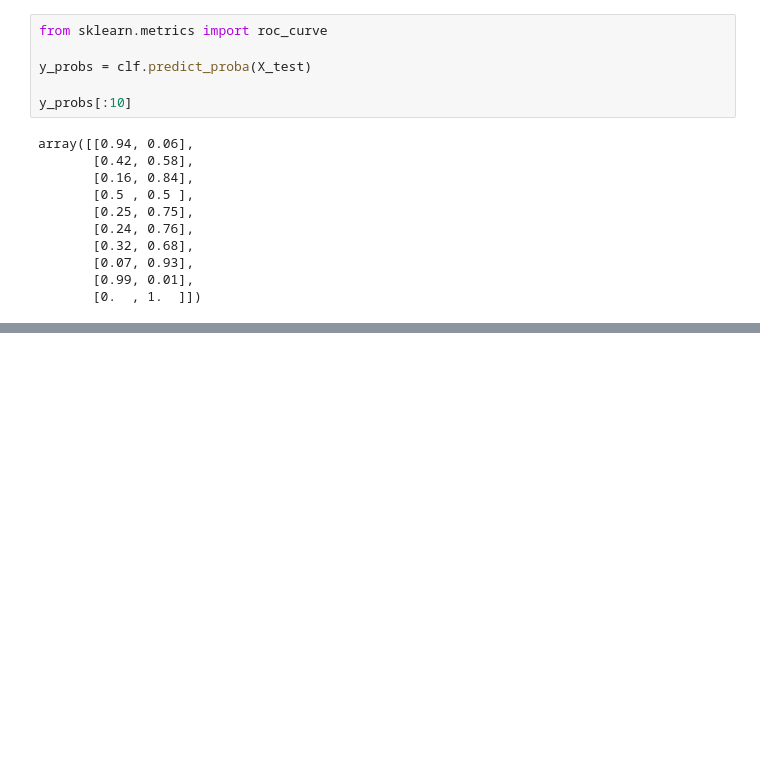
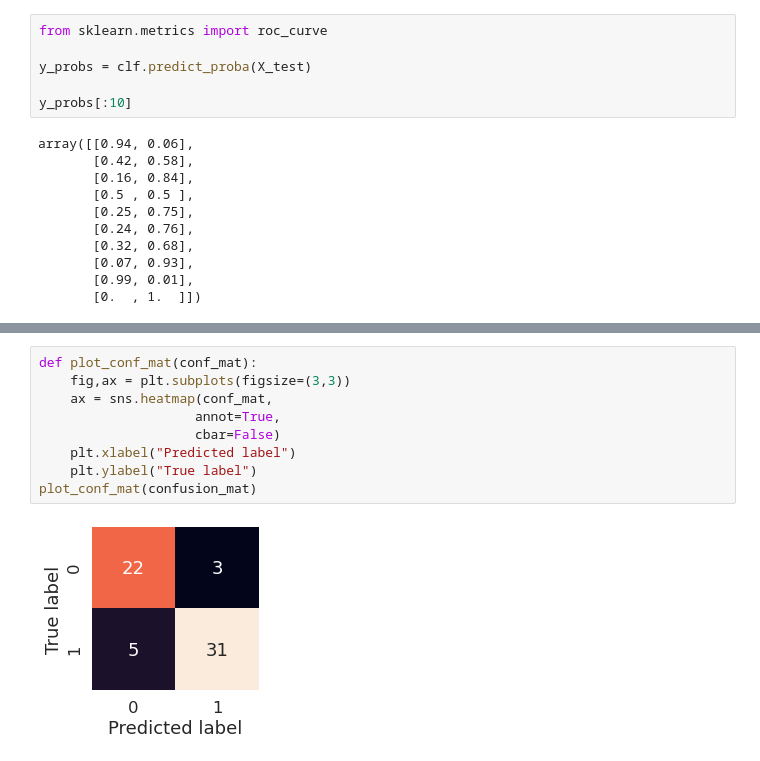
Before and after one commit to my-playing-field/data-science-demos, a Jupyter notebook: introduction-to-scikit-learn.ipynb, the cells around one changed output, grey strips where cells are left out. Cells and saved outputs as stored; diff of their text form; blank space fills up the shorter version.

```diff
--- a/introduction-to-scikit-learn.ipynb
+++ b/introduction-to-scikit-learn.ipynb
@@ -965,0 +967,11 @@ ModuleNotFoundError: No module named 'seaborn'
+# %%
+def plot_conf_mat(conf_mat):
+    fig,ax = plt.subplots(figsize=(3,3))
+    ax = sns.heatmap(conf_mat,
+                    annot=True,
+                    cbar=False)
+    plt.xlabel("Predicted label")
+    plt.ylabel("True label")
+plot_conf_mat(confusion_mat)
+# %% [output]
+[figure, added]
```
Also changed, not shown: parts of 24 cells of this notebook.
